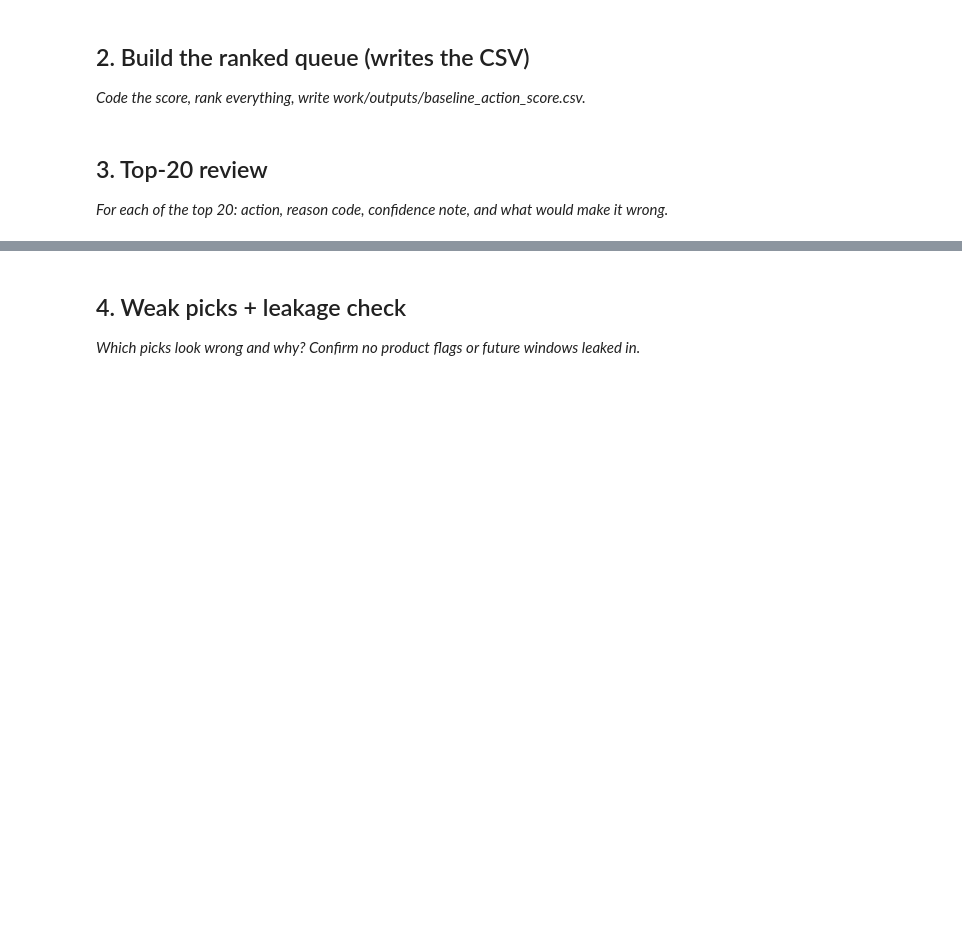
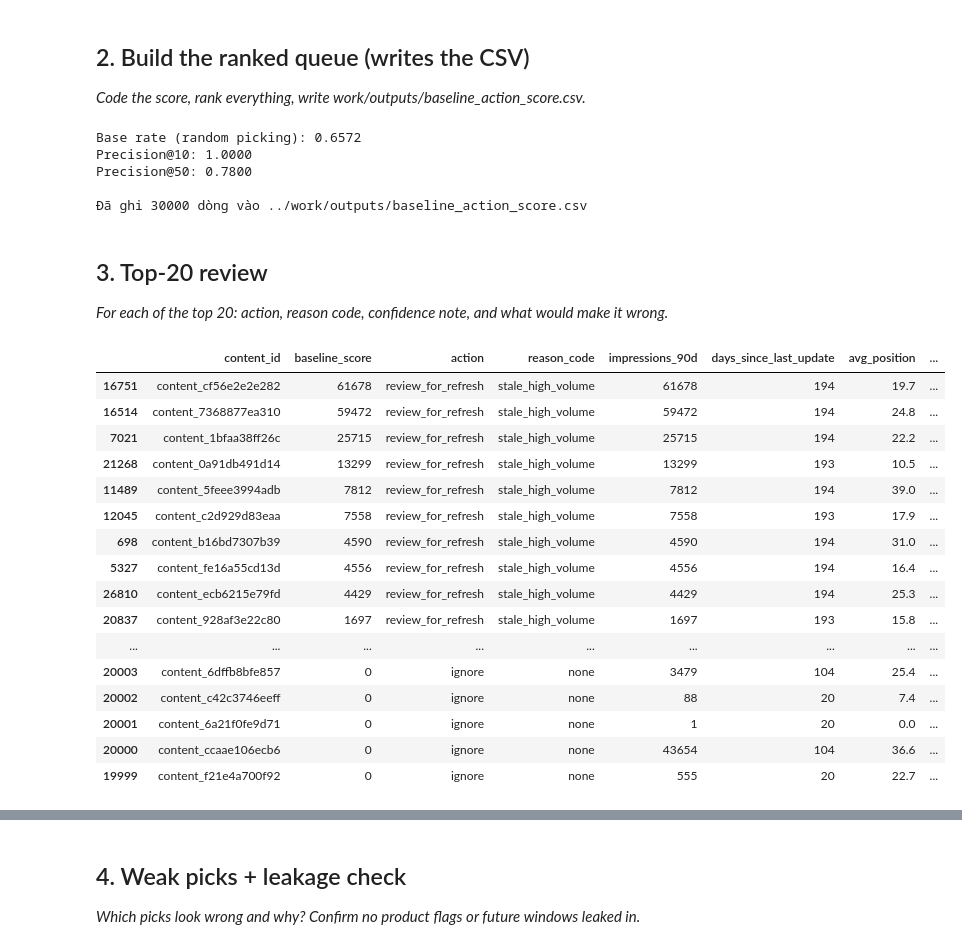
Before and after one commit to John-hcmus/flyrank-ML-internship-starter, a Jupyter notebook: work/notebooks/w04_baseline_score.ipynb, the cells around one changed output, grey strips where cells are left out. Saved outputs shown, nothing was run; the diff lists cells and outputs as text; code cells hidden in the pictures; blank space fills up the shorter version.

Commit message:
Được tạo bằng Colab

```diff
--- a/work/notebooks/w04_baseline_score.ipynb
+++ b/work/notebooks/w04_baseline_score.ipynb
@@ -23,3 +117,50 @@ This skeleton is yours to fill. Work the sections **in order** — each one has
+# %%
+import os
+import numpy as np
+
+# 1. Tính toán điểm số minh bạch (không dùng trọng số học được)[cite: 2]
+# Lưu ý: avg_position = 0 có nghĩa là "không có dữ liệu"[cite: 3]
+stale = (df["days_since_last_update"] >= 180).astype(int)
+visible = (df["impressions_90d"] >= 1000).astype(int)
+valid_rank = (df["avg_position"] > 0).astype(int)
+
+# Điểm số: Chỉ tính cho các trang thỏa mãn 3 điều kiện trên, xếp hạng ưu tiên theo impressions_90d
+df["baseline_score"] = stale * visible * valid_rank * df["impressions_90d"]
+
+# 2. Gán action và reason code[cite: 2]
+df["reason_code"] = np.where(df["baseline_score"] > 0, "stale_high_volume", "none")
+df["action"] = np.where(df["baseline_score"] > 0, "review_for_refresh", "ignore")
+
+# 3. Tạo hàng đợi (ranked queue) bằng cách sắp xếp theo điểm số giảm dần
+eval_df = df.dropna(subset=["baseline_score", "is_declining_label"]).copy()
+output_cols = [
+    "content_id", "baseline_score", "action", "reason_code",
+    "impressions_90d", "days_since_last_update", "avg_position", "is_declining_label"
+]
+ranked_queue = eval_df.sort_values(by="baseline_score", ascending=False)[output_cols]
+
+# 4. Đánh giá bằng độ đo Precision@K[cite: 2]
+def precision_at_k(scores, labels, k):
+    order = np.argsort(-np.asarray(scores))
+    return np.asarray(labels)[order[:k]].mean()
+
+print(f"Base rate (random picking): {eval_df['is_declining_label'].mean():.4f}")
+print(f"Precision@10: {precision_at_k(eval_df['baseline_score'], eval_df['is_declining_label'], 10):.4f}")
+print(f"Precision@50: {precision_at_k(eval_df['baseline_score'], eval_df['is_declining_label'], 50):.4f}")
+
+# 5. Xuất file CSV[cite: 4]
+# Sử dụng thư mục ../work/outputs/ vì notebook đang nằm trong work/notebooks/
+os.makedirs("../work/outputs", exist_ok=True)
+file_path = "../work/outputs/baseline_action_score.csv"
+ranked_queue.to_csv(file_path, index=False)
+
+print(f"\nĐã ghi {len(ranked_queue)} dòng vào {file_path}")
+# %% [output]
+Base rate (random picking): 0.6572
+Precision@10: 1.0000
+Precision@50: 0.7800
+
+Đã ghi 30000 dòng vào ../work/outputs/baseline_action_score.csv
 # %% [markdown]
 ## 3. Top-20 review
 
@@ -29,0 +168,22 @@ This skeleton is yours to fill. Work the sections **in order** — each one has
+# %%
+# Hiển thị 20 kết quả đứng đầu trong hàng đợi để tiến hành đánh giá thủ công
+top_20 = ranked_queue.head(20)
+display(top_20)
+# %% [output]
+|  | content_id | baseline_score | action | reason_code | impressions_90d | days_since_last_update | avg_position | ... |
+| 16751 | content_cf56e2e2e282 | 61678 | review_for_refresh | stale_high_volume | 61678 | 194 | 19.7 | ... |
+| 16514 | content_7368877ea310 | 59472 | review_for_refresh | stale_high_volume | 59472 | 194 | 24.8 | ... |
+| 7021 | content_1bfaa38ff26c | 25715 | review_for_refresh | stale_high_volume | 25715 | 194 | 22.2 | ... |
+| 21268 | content_0a91db491d14 | 13299 | review_for_refresh | stale_high_volume | 13299 | 193 | 10.5 | ... |
+| 11489 | content_5feee3994adb | 7812 | review_for_refresh | stale_high_volume | 7812 | 194 | 39.0 | ... |
+| 12045 | content_c2d929d83eaa | 7558 | review_for_refresh | stale_high_volume | 7558 | 193 | 17.9 | ... |
+| 698 | content_b16bd7307b39 | 4590 | review_for_refresh | stale_high_volume | 4590 | 194 | 31.0 | ... |
+| 5327 | content_fe16a55cd13d | 4556 | review_for_refresh | stale_high_volume | 4556 | 194 | 16.4 | ... |
+| 26810 | content_ecb6215e79fd | 4429 | review_for_refresh | stale_high_volume | 4429 | 194 | 25.3 | ... |
+| 20837 | content_928af3e22c80 | 1697 | review_for_refresh | stale_high_volume | 1697 | 193 | 15.8 | ... |
+| ... | ... | ... | ... | ... | ... | ... | ... | ... |
+| 20003 | content_6dffb8bfe857 | 0 | ignore | none | 3479 | 104 | 25.4 | ... |
+| 20002 | content_c42c3746eeff | 0 | ignore | none | 88 | 20 | 7.4 | ... |
+| 20001 | content_6a21f0fe9d71 | 0 | ignore | none | 1 | 20 | 0.0 | ... |
+| 20000 | content_ccaae106ecb6 | 0 | ignore | none | 43654 | 104 | 36.6 | ... |
+| 19999 | content_f21e4a700f92 | 0 | ignore | none | 555 | 20 | 22.7 | ... |
```
Also changed, not shown: parts of 12 cells of this notebook.
